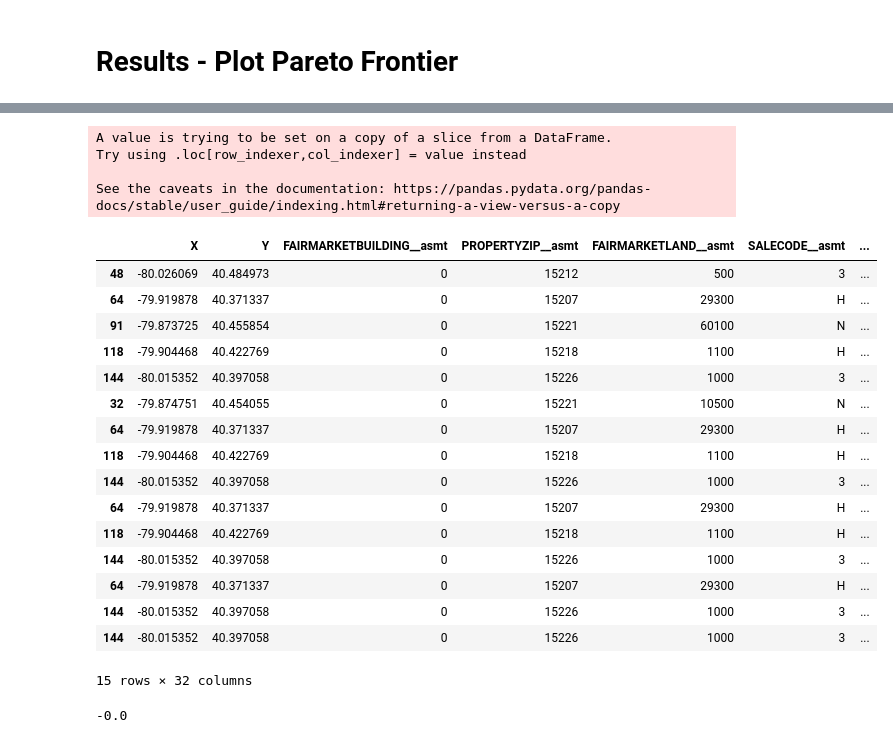
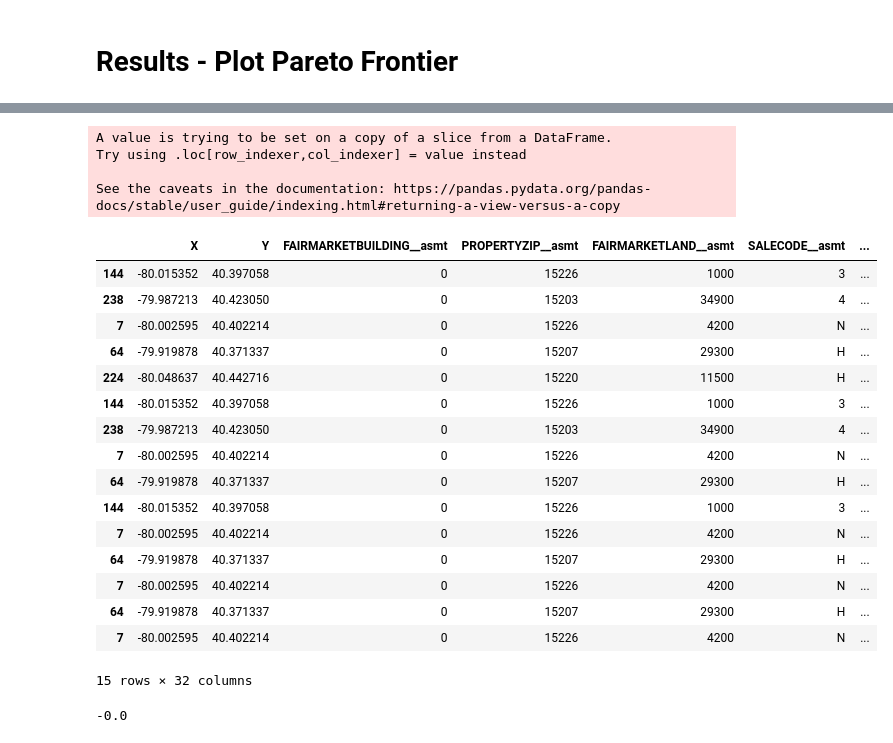
Before and after one commit to dkori/DABP_Project, a Jupyter notebook: Food_Desert_Model_v2.ipynb, the cells around one changed output, grey strips where cells are left out. Cells and saved outputs as stored; diff of their text form; code cells hidden in the pictures.

```diff
--- a/Food_Desert_Model_v2.ipynb
+++ b/Food_Desert_Model_v2.ipynb
@@ -17,6 +17,8 @@ travel_times = pd.read_csv('data/travel_times_all.csv')
 travel_costs = pd.read_csv('data/travel_costs_all.csv')
 supermarkets = pd.read_csv('data/supermarkets.csv')
 addresses = pd.read_csv('data/pittsburgh_all.csv')
+#add a price score index column ranging from 0 to 2 instead of from 1 to 3
+supermarkets['price_score_index']=supermarkets['price score']-1
 # %%
 #Extract the relevant variables and put into numpy arrays
 D = travel_costs.iloc[:,2:].to_numpy(dtype = float)
@@ -40,8 +38,18 @@ location = range(T.shape[1]) #indexed by k, 0-60 = grocery stores, 61-99 = vacan
 #Add both lists together
 number_of_stores = len(supermarkets)
 number_of_lots = T.shape[1] - number_of_stores
-#lots go first, which matches how routes were calculated
-O = ([0]*number_of_lots)+([1]*number_of_stores)
+
+#create an array of zeros
+O = np.zeros([3,number_of_lots+number_of_stores],dtype=int)
+
+#Make O[j,k]=1 if a store of type j exists at lot k
+#since lots go first in the cost matrices, iterate through s, where k = number_of_lots+s
+for j in store_type:
+    for s in range(number_of_stores):
+        if supermarkets.iloc[s]['price_score_index']==j:
+            #since the lots go before supermarkets, add number of lots to s before modifying the O
+            O[j,number_of_lots+s] = 1
+
 
 #Create E[k] - the cost of building a store at location k
 #estimated cost of building the store + the cost of acquiring the lot
@@ -115,9 +123,8 @@ for j in store_type:
 
 #Can only build on vacant land
 
-for j in store_type:
-    for k in location:
-        m.addConstr(X[j,k] <= 1 - O[k])
+for k in location:
+    m.addConstr(X[j,k] <= 1 - sum(O[j,k] for j in store_type))
 
 #Can only build one store on each lot k
 for k in location:
@@ -127,7 +134,7 @@ for k in location:
 for i in households:
     for j in store_type:
         for k in location:
-            m.addConstr(Y[i,j,k] <= O[k] + X[j,k])
+                    m.addConstr(Y[i,j,k] <= O[j,k] + X[j,k])
 
 #build max of 5 stores
 m.addConstr( sum(X[j,k] for j in store_type for k in location) <= 5)
@@ -149,7 +159,7 @@ alphas = np.arange(0, 1+step, step)
 counter = 0
 for alpha in alphas:
     #add this condition so the for loop breaks if the alpha is high enough to stop building stores
-    if counter==0 or sum(X[(j,k)].x for j in store_type for k in location)>0:
+    if counter==0 or sum(X[(j,k)].x for j in store_type for k in location)>1:
         counter+=1
         m.setObjective((alpha*BUILD_COST/len(households)) + ((1-alpha)*ACCESS_COST/len(households)), GRB.MINIMIZE)
         m.setParam('OutputFlag', 0)
@@ -200,48 +210,49 @@ Text(0, 0.5, 'Average Annual Access Cost (USD)')
 # %%
 #identify stores built in the optimal solution for alpha = .001
 #create a list of alphas for frontier:
-alphas = [.001,.003,.0035, .0050, .0075]
+alphas = [.001,.0056,.006, .0072, 0.0077]
 
 
 # loop through alphas, retrieve vacant lot rows
 for alpha in alphas:
     m.setObjective((alpha*BUILD_COST/len(households)) + ((1-alpha)*ACCESS_COST/len(households)), GRB.MINIMIZE)
     m.setParam('OutputFlag', 0)
     m.optimize()
 
     stores_built = []
     for j in store_type:
         for k in location:
             if X[(j,k)].x==1:
                 stores_built.append(k)
     lots_built_alpha = vacant_lots.iloc[stores_built]
     lots_built_alpha['alpha'] = alpha
     #bind rows
     if alpha == .001:
         lots_built = lots_built_alpha
     else:
         lots_built = pd.concat([lots_built,lots_built_alpha])
+lots_built
 # %% [output]
 A value is trying to be set on a copy of a slice from a DataFrame.
 Try using .loc[row_indexer,col_indexer] = value instead
 
 See the caveats in the documentation: https://pandas.pydata.org/pandas-docs/stable/user_guide/indexing.html#returning-a-view-versus-a-copy
 |  | X | Y | FAIRMARKETBUILDING__asmt | PROPERTYZIP__asmt | FAIRMARKETLAND__asmt | SALECODE__asmt | ... |
-| 48 | -80.026069 | 40.484973 | 0 | 15212 | 500 | 3 | ... |
+| 144 | -80.015352 | 40.397058 | 0 | 15226 | 1000 | 3 | ... |
+| 238 | -79.987213 | 40.423050 | 0 | 15203 | 34900 | 4 | ... |
+| 7 | -80.002595 | 40.402214 | 0 | 15226 | 4200 | N | ... |
 | 64 | -79.919878 | 40.371337 | 0 | 15207 | 29300 | H | ... |
-| 91 | -79.873725 | 40.455854 | 0 | 15221 | 60100 | N | ... |
-| 118 | -79.904468 | 40.422769 | 0 | 15218 | 1100 | H | ... |
+| 224 | -80.048637 | 40.442716 | 0 | 15220 | 11500 | H | ... |
 | 144 | -80.015352 | 40.397058 | 0 | 15226 | 1000 | 3 | ... |
-| 32 | -79.874751 | 40.454055 | 0 | 15221 | 10500 | N | ... |
-| 64 | -79.919878 | 40.371337 | 0 | 15207 | 29300 | H | ... |
-| 118 | -79.904468 | 40.422769 | 0 | 15218 | 1100 | H | ... |
-| 144 | -80.015352 | 40.397058 | 0 | 15226 | 1000 | 3 | ... |
-| 64 | -79.919878 | 40.371337 | 0 | 15207 | 29300 | H | ... |
-| 118 | -79.904468 | 40.422769 | 0 | 15218 | 1100 | H | ... |
-| 144 | -80.015352 | 40.397058 | 0 | 15226 | 1000 | 3 | ... |
+| 238 | -79.987213 | 40.423050 | 0 | 15203 | 34900 | 4 | ... |
+| 7 | -80.002595 | 40.402214 | 0 | 15226 | 4200 | N | ... |
 | 64 | -79.919878 | 40.371337 | 0 | 15207 | 29300 | H | ... |
 | 144 | -80.015352 | 40.397058 | 0 | 15226 | 1000 | 3 | ... |
-| 144 | -80.015352 | 40.397058 | 0 | 15226 | 1000 | 3 | ... |
+| 7 | -80.002595 | 40.402214 | 0 | 15226 | 4200 | N | ... |
+| 64 | -79.919878 | 40.371337 | 0 | 15207 | 29300 | H | ... |
+| 7 | -80.002595 | 40.402214 | 0 | 15226 | 4200 | N | ... |
+| 64 | -79.919878 | 40.371337 | 0 | 15207 | 29300 | H | ... |
+| 7 | -80.002595 | 40.402214 | 0 | 15226 | 4200 | N | ... |
 15 rows × 32 columns
 # %%
 lots_built.to_csv("data/lots built at different alphas.csv")
```
Also changed, not shown: parts of 4 cells of this notebook.
